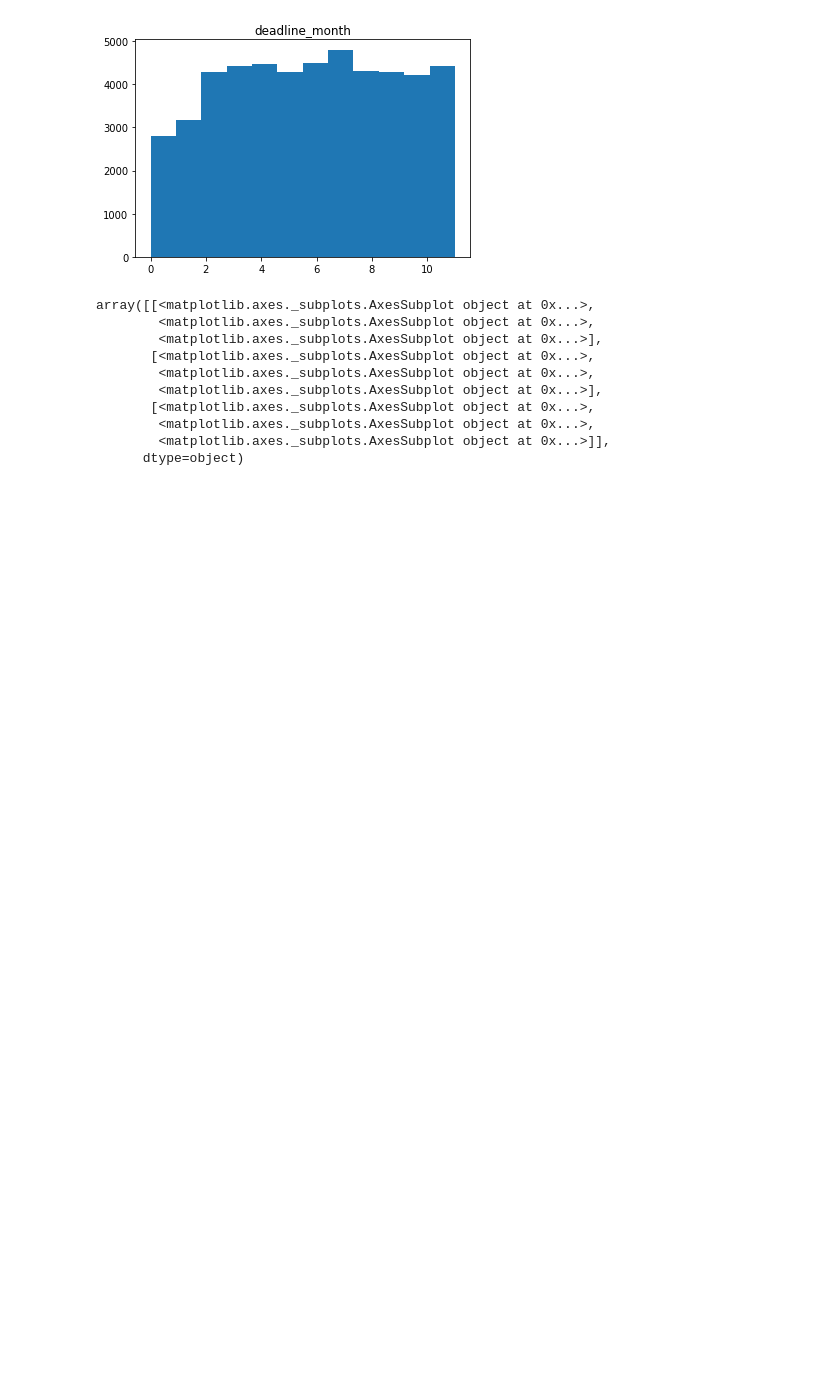
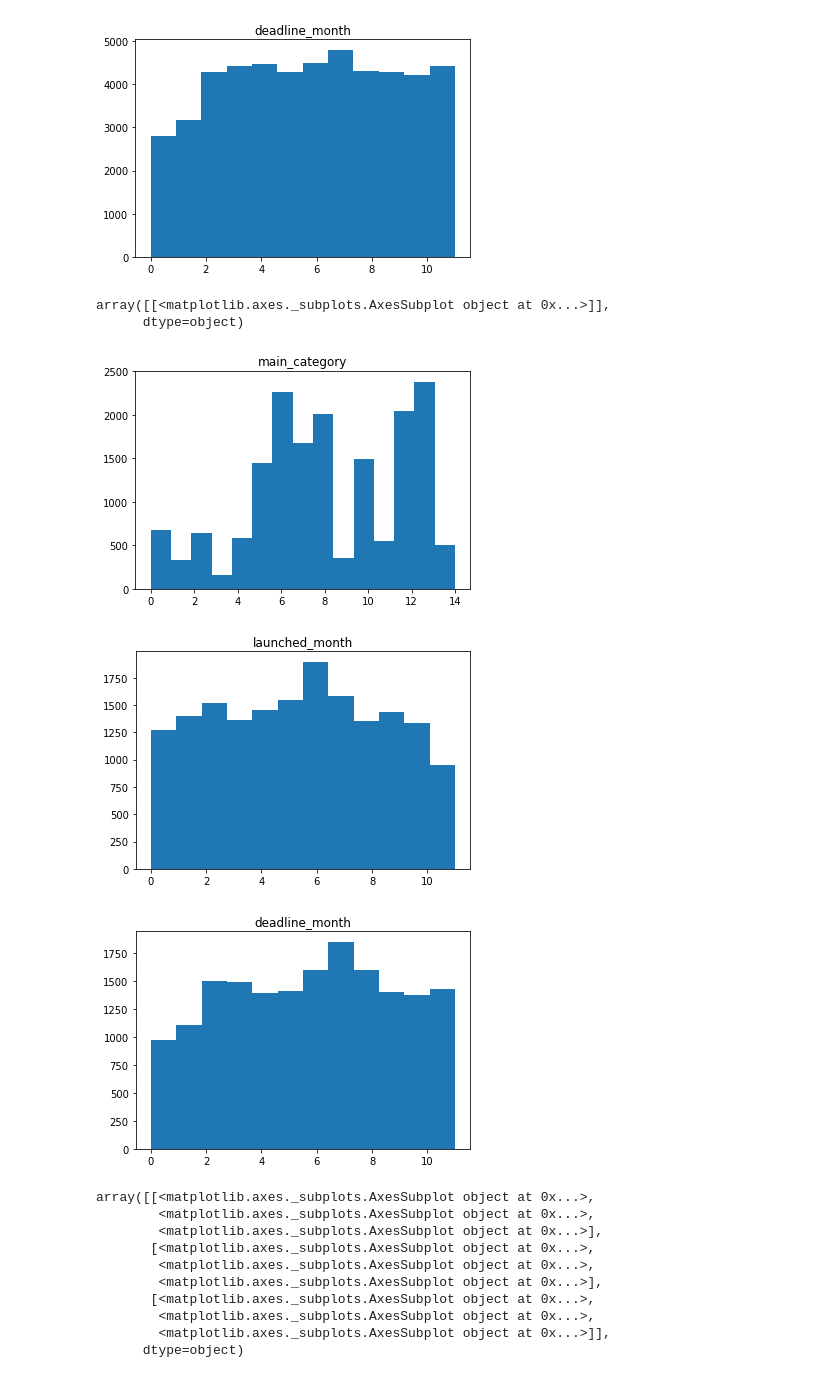
Before and after one commit to michaelmdresser/csci5622project, a Jupyter notebook: Error Analysis.ipynb, the cells around one changed output. Saved outputs shown, nothing was run; the diff lists cells and outputs as text; code cells hidden in the pictures; blank space fills up the shorter version.

```diff
--- a/Error Analysis.ipynb
+++ b/Error Analysis.ipynb
@@ -126,5 +126,17 @@ def allWrongPredictions(predictions,y_test,modelNames):
             all_faileds.append(k)
     return all_faileds
 wrong=allWrongPredictions(preds,y_test,labels)
+
+def allRightPredictions(predictions,y_test,modelNames):
+    all_rights=[]
+    for k in range(len(y_test)):
+        all_right=True
+        for i in predictions:
+            if i[k]!=y_test[k]:
+                all_right=False
+        if all_right:
+            all_rights.append(k)
+    return all_rights
+rights=allRightPredictions(preds,y_test,labels)
 # %%
 df=pd.read_csv("./data/preprocess-base-x-test.csv")
@@ -137,6 +152,17 @@ array([[<matplotlib.axes._subplots.AxesSubplot object at 0x...>]],
 [figure]
 [figure]
 [figure]
+# %%
+dfright=df.iloc[rights]
+dfright.hist(column='main_category',bins=len(list(dfright.main_category.unique())),grid=False)
+dfright.hist(column='launched_month',bins=len(list(dfright.launched_month.unique())),grid=False)
+dfright.hist(column='deadline_month',bins=len(list(dfright.deadline_month.unique())),grid=False)
+# %% [output]
+array([[<matplotlib.axes._subplots.AxesSubplot object at 0x...>]],
+      dtype=object)
+[figure, added]
+[figure, added]
+[figure, added]
 # %%
 df.hist()
 # %% [output]
```
Also changed, not shown: parts of 3 cells of this notebook.
